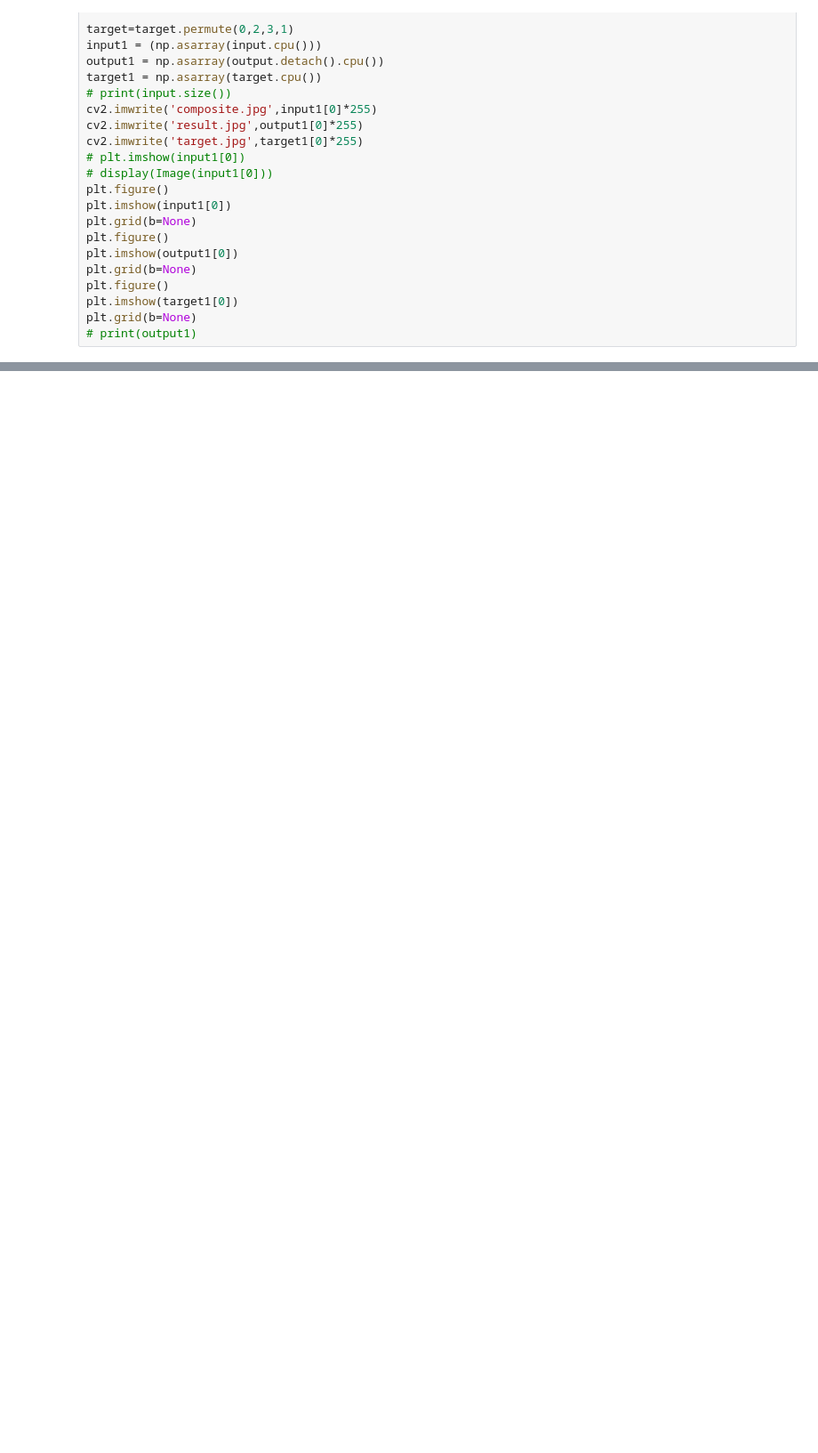
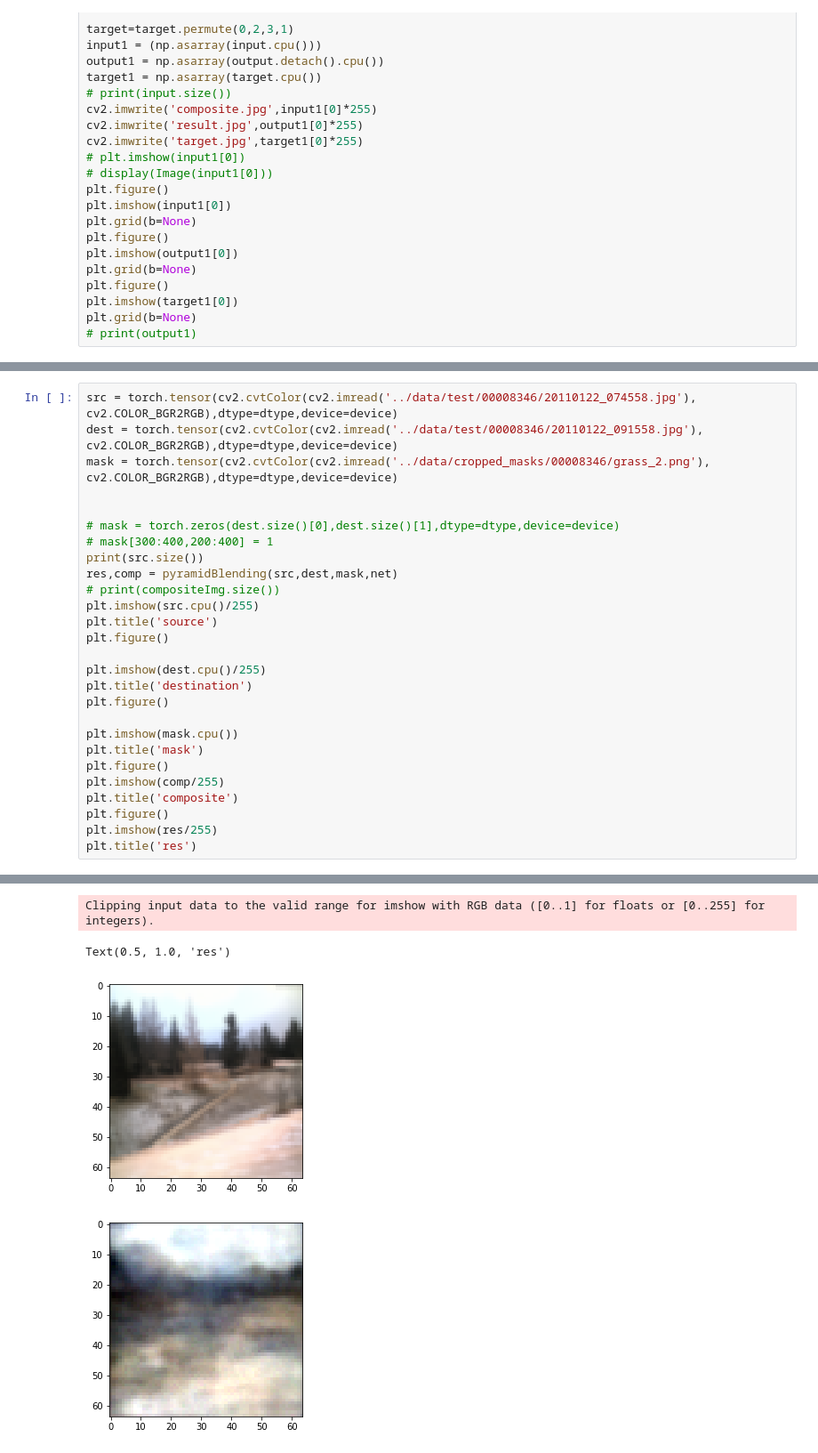
Before and after one commit to msinghal34/Image-Blending-using-GP-GANs, a Jupyter notebook: src/ImgaeBlending.ipynb, the cells around one changed output, grey strips where cells are left out. Shown at 89% size. Cells and saved outputs as stored; diff of their text form; blank space fills up the shorter version.

```diff
--- a/src/ImgaeBlending.ipynb
+++ b/src/ImgaeBlending.ipynb
@@ -679,0 +555,28 @@ def blendImageGP(src,dest,mask,net):
+# %%
+src = torch.tensor(cv2.cvtColor(cv2.imread('../data/test/00008346/20110122_074558.jpg'), cv2.COLOR_BGR2RGB),dtype=dtype,device=device)
+dest = torch.tensor(cv2.cvtColor(cv2.imread('../data/test/00008346/20110122_091558.jpg'), cv2.COLOR_BGR2RGB),dtype=dtype,device=device)
+mask = torch.tensor(cv2.cvtColor(cv2.imread('../data/cropped_masks/00008346/grass_2.png'), cv2.COLOR_BGR2RGB),dtype=dtype,device=device)
+
+
+# mask = torch.zeros(dest.size()[0],dest.size()[1],dtype=dtype,device=device)
+# mask[300:400,200:400] = 1
+print(src.size())
+res,comp = pyramidBlending(src,dest,mask,net)
+# print(compositeImg.size())
+plt.imshow(src.cpu()/255)
+plt.title('source')
+plt.figure()
+
+plt.imshow(dest.cpu()/255)
+plt.title('destination')
+plt.figure()
+
+plt.imshow(mask.cpu())
+plt.title('mask')
+plt.figure()
+plt.imshow(comp/255)
+plt.title('composite')
+plt.figure()
+plt.imshow(res/255)
+plt.title('res')
+# %% [output]
@@ -679,0 +591,4 @@ def blendImageGP(src,dest,mask,net):
+Clipping input data to the valid range for imshow with RGB data ([0..1] for floats or [0..255] for integers).
+Text(0.5, 1.0, 'res')
+[figure, added]
+[figure, added]
```
Also changed, not shown: parts of 15 cells of this notebook, 2 other files.
